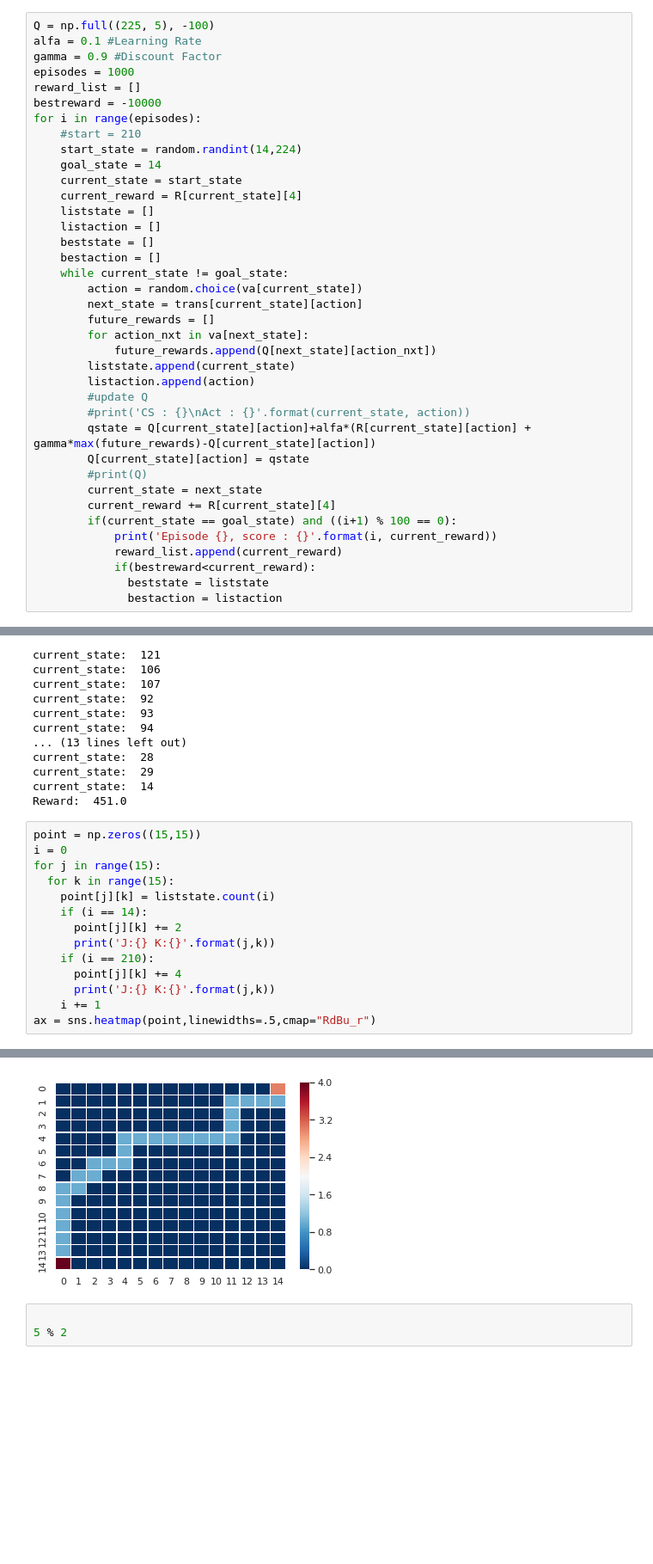
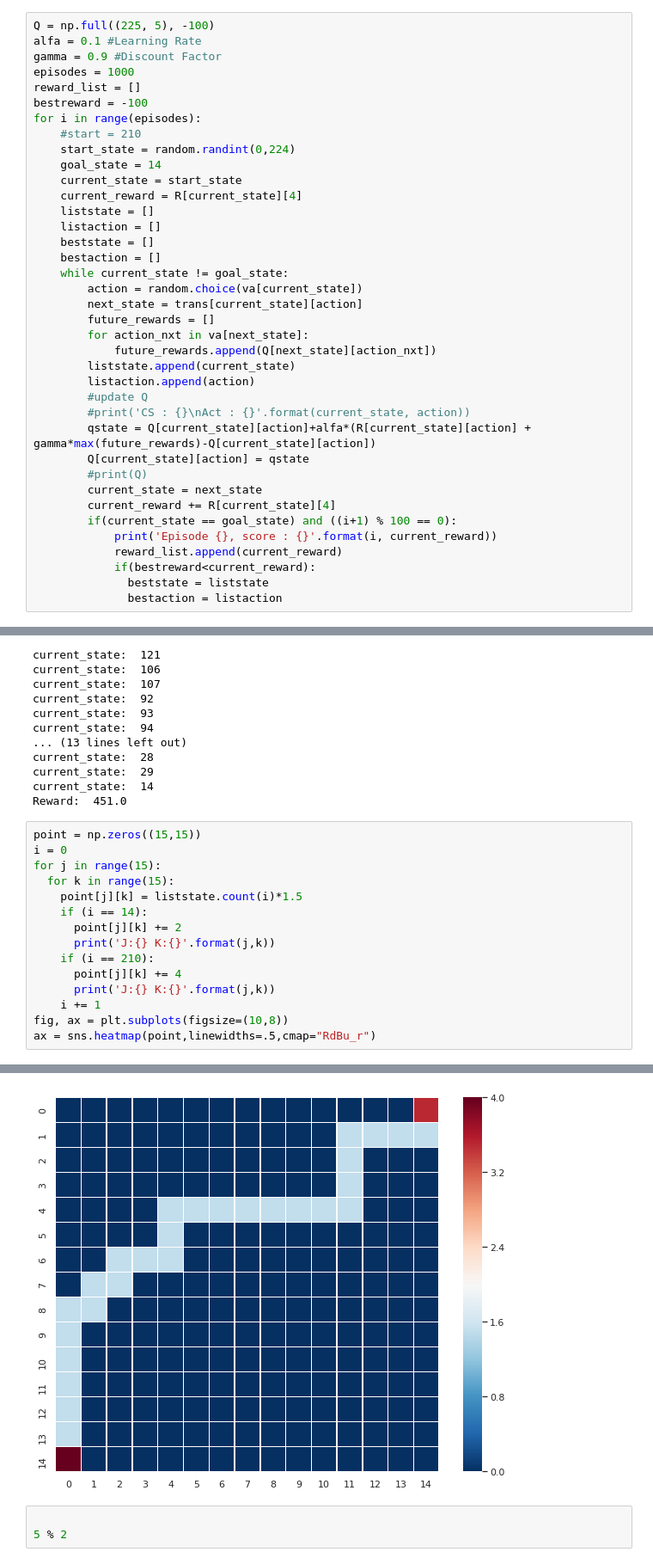
Before and after one commit to rizkiar00/Q-Learning, a Jupyter notebook: Q_Learning.ipynb, the cells around one changed output, grey strips where cells are left out. Shown at 86% size. Saved outputs shown, nothing was run; the diff lists cells and outputs as text; blank space fills up the shorter version.

```diff
--- a/Q_Learning.ipynb
+++ b/Q_Learning.ipynb
@@ -166,10 +166,10 @@ alfa = 0.1 #Learning Rate
 gamma = 0.9 #Discount Factor
 episodes = 1000
 reward_list = []
-bestreward = -10000
+bestreward = -100
 for i in range(episodes):
     #start = 210
-    start_state = random.randint(14,224)
+    start_state = random.randint(0,224)
     goal_state = 14
     current_state = start_state
     current_reward = R[current_state][4]
@@ -254,21 +250,22 @@ Reward:  451.0
 # %%
 point = np.zeros((15,15))
 i = 0
 for j in range(15):
   for k in range(15):
-    point[j][k] = liststate.count(i)
+    point[j][k] = liststate.count(i)*1.5
     if (i == 14):
       point[j][k] += 2
       print('J:{} K:{}'.format(j,k))
     if (i == 210):
       point[j][k] += 4
       print('J:{} K:{}'.format(j,k))
     i += 1
+fig, ax = plt.subplots(figsize=(10,8))
 ax = sns.heatmap(point,linewidths=.5,cmap="RdBu_r")
 # %% [output]
 J:0 K:14
 J:14 K:0
-[figure, old version]
+[figure, new version]
 # %%
 
 5 % 2
```
Also changed, not shown: parts of 3 cells of this notebook.
